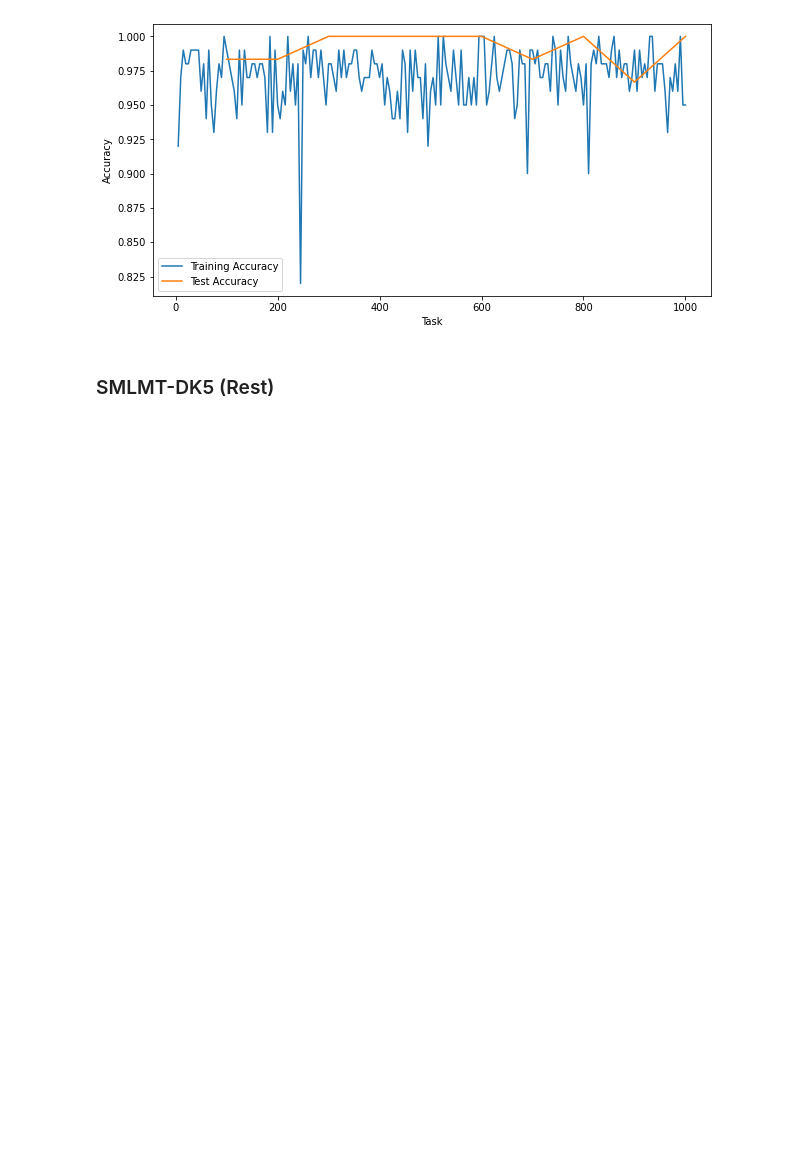
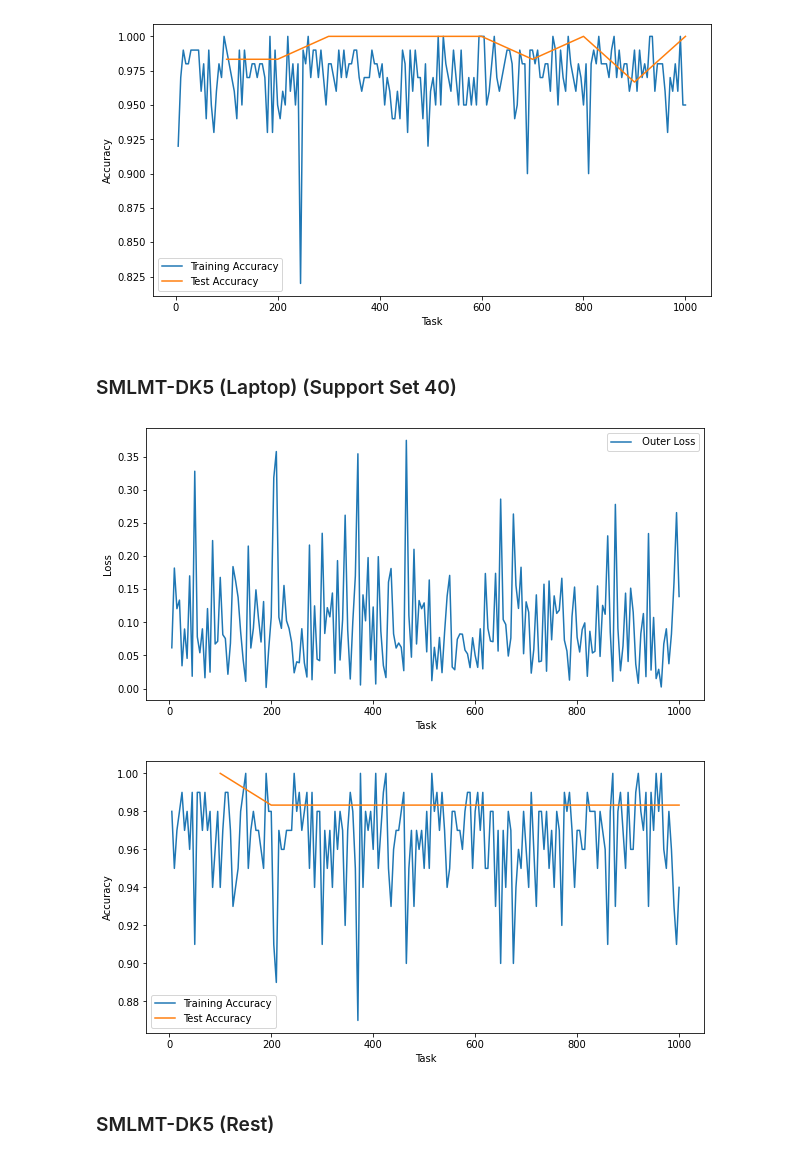
Before and after one commit to hjkim811/SMLMT-PyTorch, a Jupyter notebook: plot_results.ipynb, the cells around one changed output. Drawn from its saved outputs; the diff is of its cells as text; code cells hidden in the pictures; blank space fills up the shorter version.

Commit message:
results with support set 40

```diff
--- a/plot_results.ipynb
+++ b/plot_results.ipynb
@@ -5,3 +6,30 @@ import matplotlib.pyplot as plt
+# %%
+def plot_loss(train_outer_loss):
+    task = [(i+1)*5 for i in range(200)]
+    plt.figure(figsize=(10,5))
+    plt.plot(task, train_outer_loss,label=" Outer Loss")
+    plt.xlabel("Task")
+    plt.ylabel("Loss")
+    plt.legend()
+    plt.show()
+
+def plot_acc(train_acc, test_acc):
+    task = [(i+1)*5 for i in range(200)]
+    task_ = [(i+1)*100 for i in range(10)]
+    plt.figure(figsize=(10,5))
+    plt.plot(task, train_acc, label="Training Accuracy")
+    plt.plot(task_, test_acc, label="Test Accuracy")
+    plt.xlabel("Task")
+    plt.ylabel("Accuracy")
+    plt.legend()
+    plt.show()
+# %%
+train_outer_loss =
+train_acc =
+test_acc =
+
+plot_loss(train_outer_loss)
+plot_acc(train_acc, test_acc)
 # %% [markdown]
 ### SMLMT-DK1 (Laptop) (For Paper)
 # %%
@@ -198,3 +226,5 @@ plt.legend()
 plt.show()
 # %% [output]
 [figure]
+# %% [markdown]
+### SMLMT-DK5 (Laptop) (Support Set 40)
@@ -201,3 +235,9 @@ plt.show()
+# %%
+plot_loss(train_outer_loss)
+plot_acc(train_acc, test_acc)
+# %% [output]
+[figure, added]
+[figure, added]
 # %% [markdown]
 ### SMLMT-DK5 (Rest)
 # %%
```
Also changed, not shown: parts of 11 cells of this notebook.
